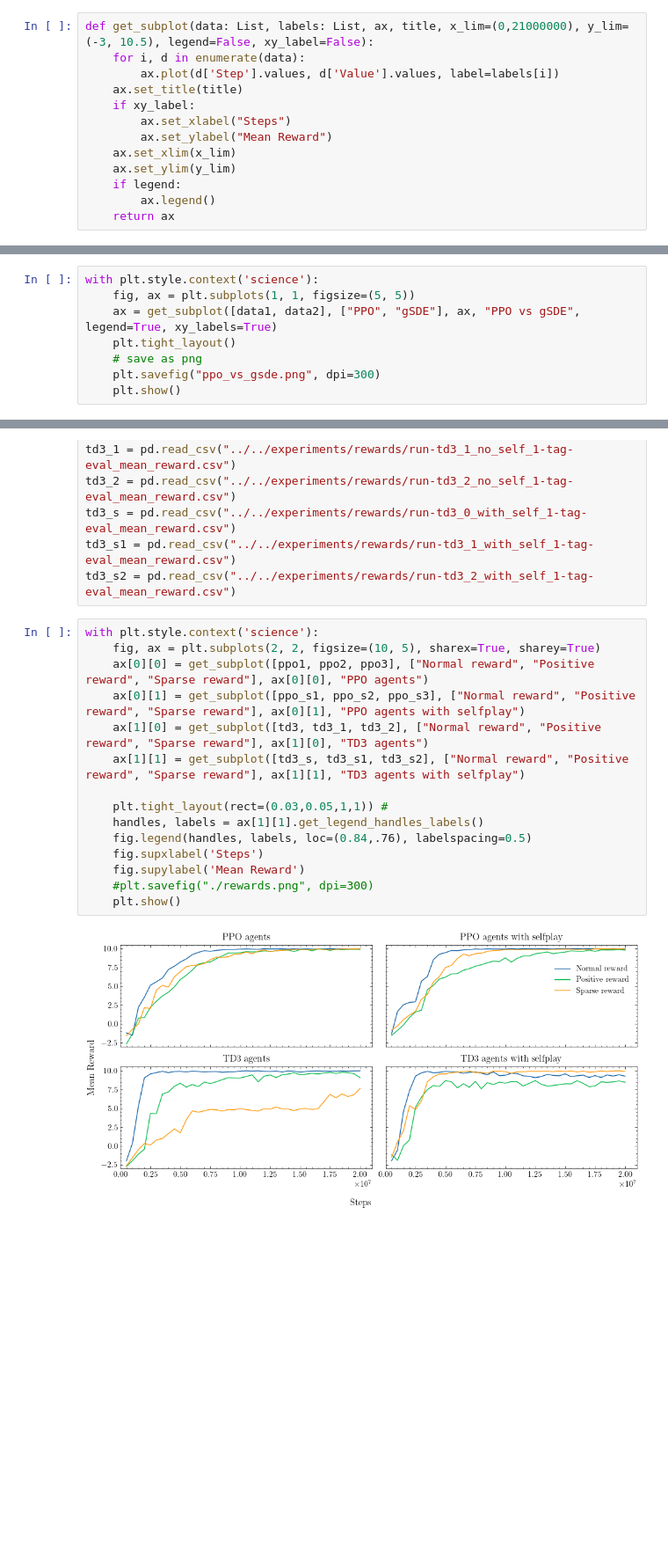
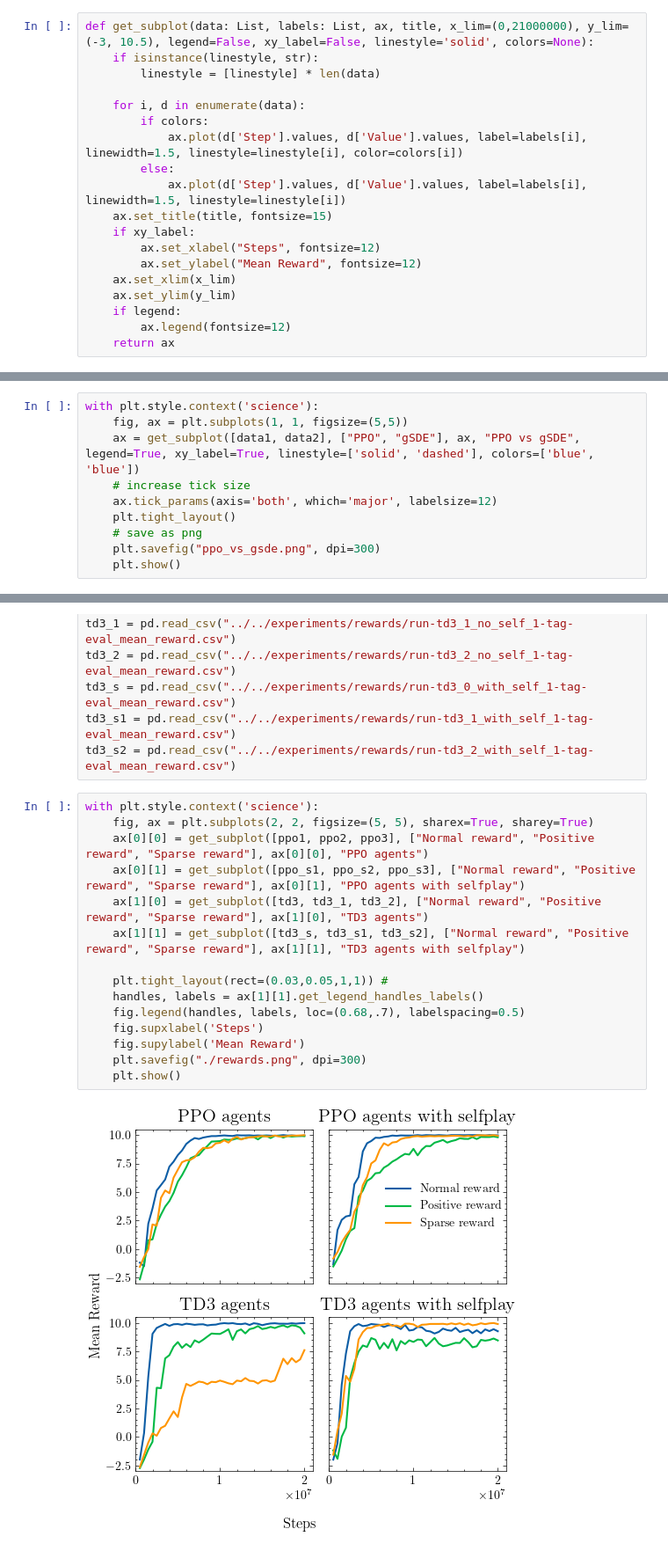
Before and after one commit to triooy/rl_uni_tuebingen_challenge, a Jupyter notebook: notebooks/plots.ipynb, the cells around one changed output, grey strips where cells are left out. Shown: that part at 88% size. Saved outputs shown, nothing was run; the diff lists cells and outputs as text; blank space fills up the shorter version.

```diff
--- a/notebooks/plots.ipynb
+++ b/notebooks/plots.ipynb
@@ -6,17 +6,23 @@ from typing import List, Dict, Tuple, Union
 
 plt.style.use('science')
 # %%
-def get_subplot(data: List, labels: List, ax, title, x_lim=(0,21000000), y_lim=(-3, 10.5), legend=False, xy_label=False):
+def get_subplot(data: List, labels: List, ax, title, x_lim=(0,21000000), y_lim=(-3, 10.5), legend=False, xy_label=False, linestyle='solid', colors=None):
+    if isinstance(linestyle, str):
+        linestyle = [linestyle] * len(data)
+
     for i, d in enumerate(data):
-        ax.plot(d['Step'].values, d['Value'].values, label=labels[i])
-    ax.set_title(title)
+        if colors:
+            ax.plot(d['Step'].values, d['Value'].values, label=labels[i], linewidth=1.5, linestyle=linestyle[i], color=colors[i])
+        else:
+            ax.plot(d['Step'].values, d['Value'].values, label=labels[i], linewidth=1.5, linestyle=linestyle[i])
+    ax.set_title(title, fontsize=15)
     if xy_label:
-        ax.set_xlabel("Steps")
-        ax.set_ylabel("Mean Reward")
+        ax.set_xlabel("Steps", fontsize=12)
+        ax.set_ylabel("Mean Reward", fontsize=12)
     ax.set_xlim(x_lim)
     ax.set_ylim(y_lim)
     if legend:
-        ax.legend()
+        ax.legend(fontsize=12)
     return ax
 # %% [markdown]
 ### gSDE
@@ -27,8 +33,10 @@ data1 = pd.read_csv(data1)
 data2 = pd.read_csv(data2)
 # %%
 with plt.style.context('science'):
-    fig, ax = plt.subplots(1, 1, figsize=(5, 5))
-    ax = get_subplot([data1, data2], ["PPO", "gSDE"], ax, "PPO vs gSDE", legend=True, xy_labels=True)
+    fig, ax = plt.subplots(1, 1, figsize=(5,5))
+    ax = get_subplot([data1, data2], ["PPO", "gSDE"], ax, "PPO vs gSDE", legend=True, xy_label=True, linestyle=['solid', 'dashed'], colors=['blue', 'blue'])
+    # increase tick size
+    ax.tick_params(axis='both', which='major', labelsize=12)
     plt.tight_layout()
     # save as png
     plt.savefig("ppo_vs_gsde.png", dpi=300)
@@ -52,18 +60,18 @@ td3_s1 = pd.read_csv("../../experiments/rewards/run-td3_1_with_self_1-tag-eval_m
 td3_s2 = pd.read_csv("../../experiments/rewards/run-td3_2_with_self_1-tag-eval_mean_reward.csv")
 # %%
 with plt.style.context('science'):
-    fig, ax = plt.subplots(2, 2, figsize=(10, 5), sharex=True, sharey=True)
+    fig, ax = plt.subplots(2, 2, figsize=(5, 5), sharex=True, sharey=True)
     ax[0][0] = get_subplot([ppo1, ppo2, ppo3], ["Normal reward", "Positive reward", "Sparse reward"], ax[0][0], "PPO agents")
     ax[0][1] = get_subplot([ppo_s1, ppo_s2, ppo_s3], ["Normal reward", "Positive reward", "Sparse reward"], ax[0][1], "PPO agents with selfplay")
     ax[1][0] = get_subplot([td3, td3_1, td3_2], ["Normal reward", "Positive reward", "Sparse reward"], ax[1][0], "TD3 agents")
     ax[1][1] = get_subplot([td3_s, td3_s1, td3_s2], ["Normal reward", "Positive reward", "Sparse reward"], ax[1][1], "TD3 agents with selfplay")
 
     plt.tight_layout(rect=(0.03,0.05,1,1)) #
     handles, labels = ax[1][1].get_legend_handles_labels()
-    fig.legend(handles, labels, loc=(0.84,.76), labelspacing=0.5)
+    fig.legend(handles, labels, loc=(0.68,.7), labelspacing=0.5)
     fig.supxlabel('Steps')
     fig.supylabel('Mean Reward')
-    #plt.savefig("./rewards.png", dpi=300)
+    plt.savefig("./rewards.png", dpi=300)
     plt.show()
 # %% [output]
-[figure, old version]
+[figure, new version]
```
Also changed, not shown: parts of 2 cells of this notebook, 4 other files.
